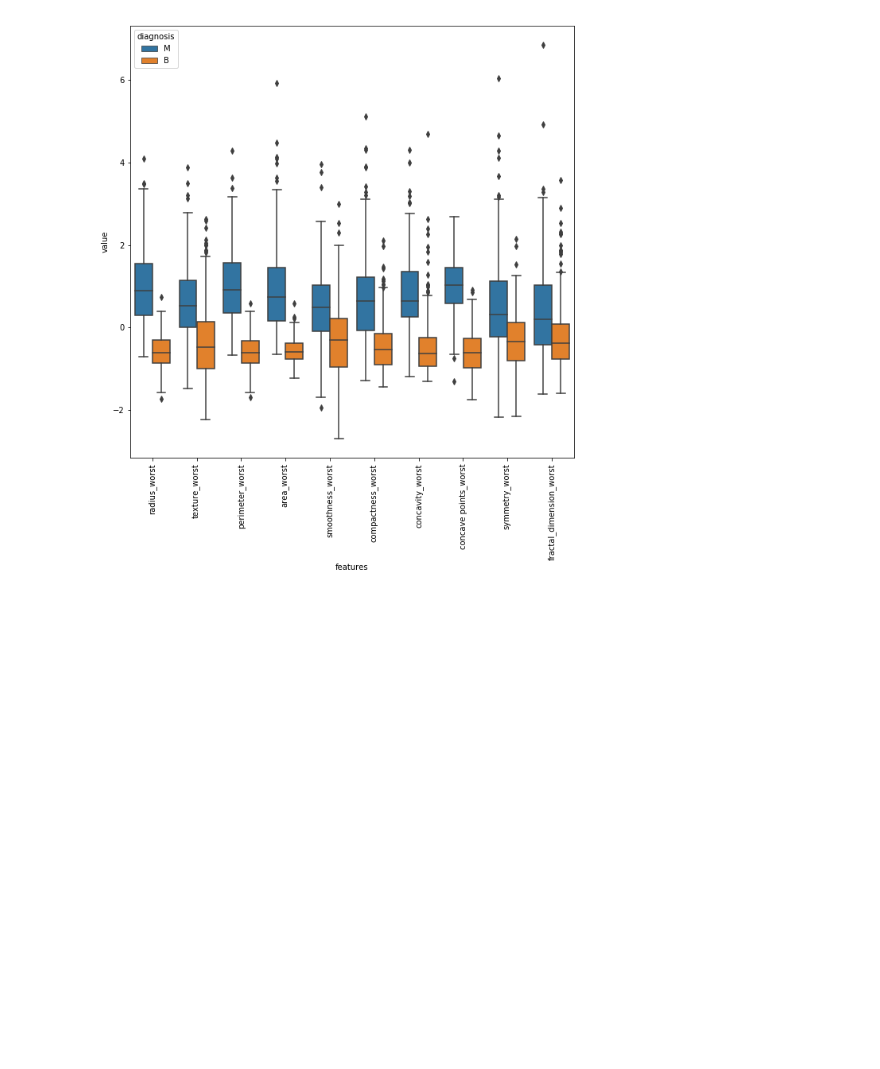
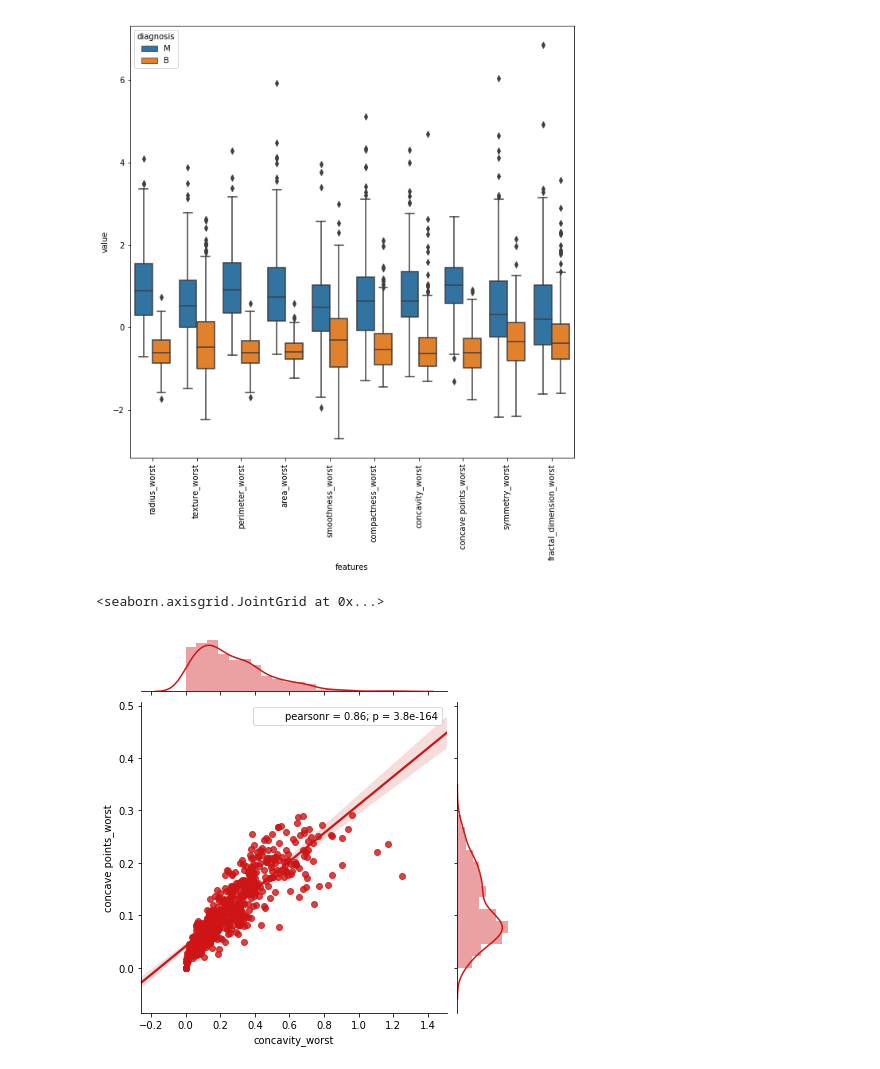
Before and after one commit to HuangYu94/Cancer-Research-Data-Science, a Jupyter notebook: breast cancer wisconsin/Play with Breast Cancer Wisconsin.ipynb, the cells around one changed output. Cells and saved outputs as stored; diff of their text form; code cells hidden in the pictures; blank space fills up the shorter version.

Commit message:
finished visualization and try new stuff
finished visualization and try new stuff. Remember to try real function on statistical feature extraction on raw images

```diff
--- a/breast cancer wisconsin/Play with Breast Cancer Wisconsin.ipynb
+++ b/breast cancer wisconsin/Play with Breast Cancer Wisconsin.ipynb
@@ -106,3 +106,8 @@ plt.xticks(rotation=90)
 # %% [output]
 (array([0, 1, 2, 3, 4, 5, 6, 7, 8, 9]), <a list of 10 Text xticklabel objects>)
 [figure]
+# %%
+sns.jointplot(x.loc[:,'concavity_worst'], x.loc[:,'concave points_worst'], kind='regg',color='#ce1414')
+# %% [output]
+<seaborn.axisgrid.JointGrid at 0x...>
+[figure, added]
```
Also changed, not shown: parts of 17 cells of this notebook.
